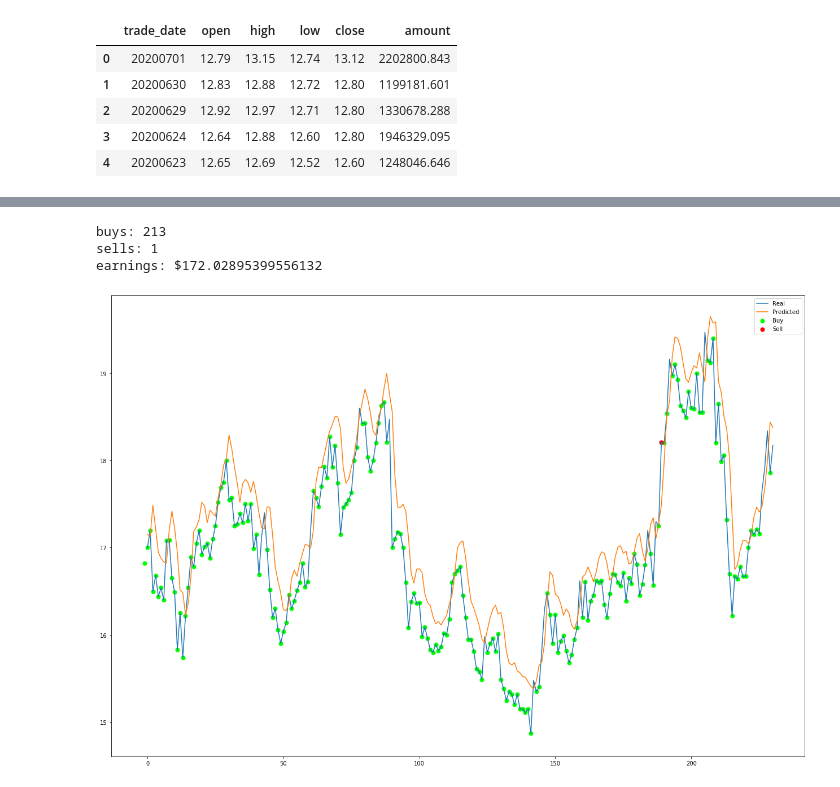
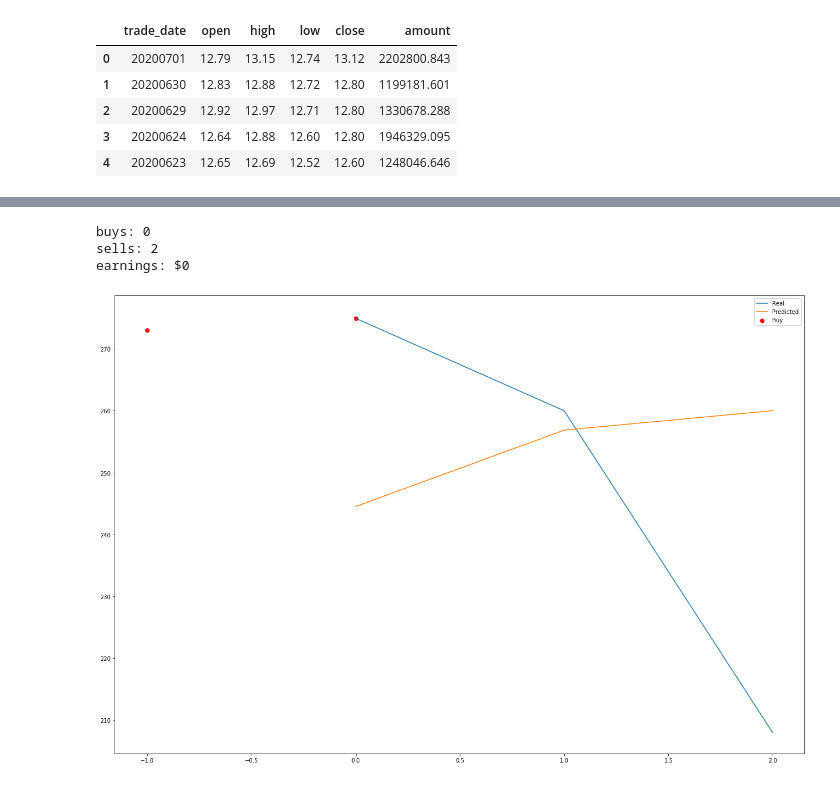
Before and after one commit to bizeasy17/investtrack, a Jupyter notebook: predication/LSTM_predict.ipynb, the cells around one changed output, grey strips where cells are left out. Drawn from its saved outputs; the diff is of its cells as text; code cells hidden in the pictures.

```diff
--- a/predication/LSTM_predict.ipynb
+++ b/predication/LSTM_predict.ipynb
@@ -261,9 +268,9 @@ Epoch 50/50
 # %%
 from keras.models import load_model
 
-model = load_model('technical_model.h5')
+model = load_model('basic_model.h5')
 
-ohlcv_histories, technical_indicators, next_day_open_values, unscaled_y, y_normaliser = csv_to_dataset('data/PA_daily.csv')
+ohlcv_histories, technical_indicators, next_day_open_values, unscaled_y, y_normaliser = csv_to_dataset('data/HWJ_daily.csv')
 
 test_split = 0.9
 n = int(ohlcv_histories.shape[0] * test_split)
@@ -318,34 +325,34 @@ def compute_earnings(buys_, sells_):
         else:
             # time to sell all of our stock
             balance += stock * sells_[0][1]
             stock = 0
             sells_.pop(0)
     print(f"earnings: ${balance}")
 
 
 # we create new lists so we dont modify the original
 compute_earnings([b for b in buys], [s for s in sells])
 
 import matplotlib.pyplot as plt
 
 plt.gcf().set_size_inches(22, 15, forward=True)
 
 real = plt.plot(unscaled_y_test[start:end], label='real')
 pred = plt.plot(y_test_predicted[start:end], label='predicted')
 
 if len(buys) > 0:
     plt.scatter(list(list(zip(*buys))[0]), list(list(zip(*buys))[1]), c='#00ff00', s=50)
 if len(sells) > 0:
     plt.scatter(list(list(zip(*sells))[0]), list(list(zip(*sells))[1]), c='#ff0000', s=50)
 
 # real = plt.plot(unscaled_y[start:end], label='real')
 # pred = plt.plot(y_predicted[start:end], label='predicted')
 
 plt.legend(['Real', 'Predicted', 'Buy', 'Sell'])
 
 plt.show()
 # %% [output]
-buys: 213
-sells: 1
-earnings: $172.02895399556132
+buys: 0
+sells: 2
+earnings: $0
-[figure, old version]
+[figure, new version]
```
Also changed, not shown: parts of 4 cells of this notebook, 6 other files.
